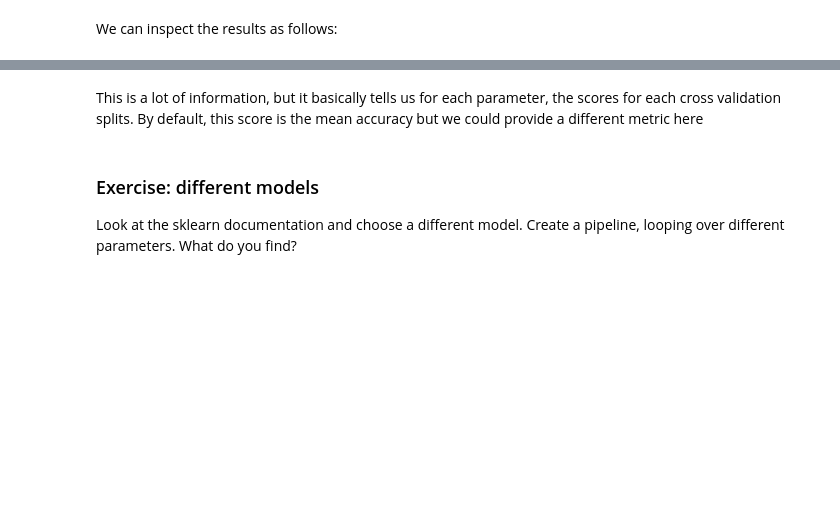
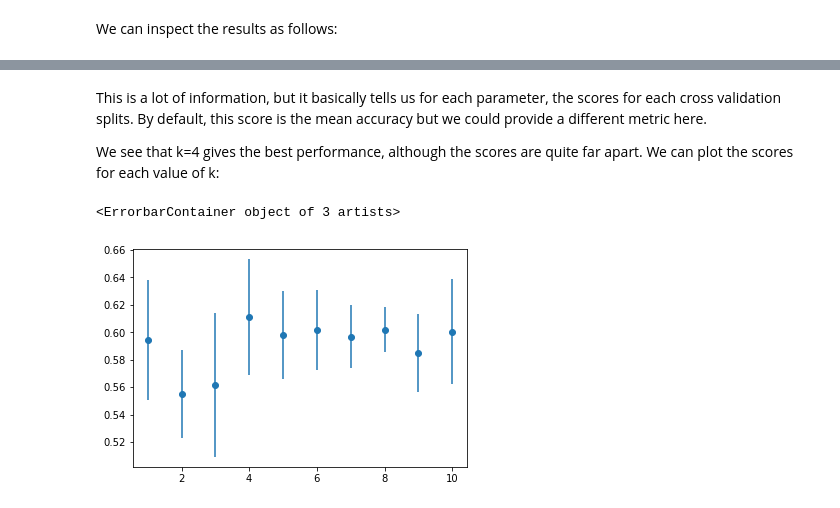
Before and after one commit to escience-academy/machine-learning-material, a Jupyter notebook: notebooks/4-CrossValidation.ipynb, the cells around one changed output, grey strips where cells are left out. Drawn from its saved outputs; the diff is of its cells as text; code cells hidden in the pictures; blank space fills up the shorter version.

```diff
--- a/notebooks/4-CrossValidation.ipynb
+++ b/notebooks/4-CrossValidation.ipynb
@@ -79,5 +83,11 @@ cv_results
 # %% [markdown]
-This is a lot of information, but it basically tells us for each parameter, the scores for each cross validation splits. By default, this score is the mean accuracy but we could provide a different metric here
+This is a lot of information, but it basically tells us for each parameter, the scores for each cross validation splits. By default, this score is the mean accuracy but we could provide a different metric here.
+
+We see that k=4 gives the best performance, although the scores are quite far apart. We can plot the scores for each value of k:
-# %% [markdown]
-### Exercise: different models
-Look at the sklearn documentation and choose a different model. Create a pipeline, looping over different parameters. What do you find?
+# %%
+import matplotlib.pyplot as plt
+plt.scatter(cv_results['param_model__n_neighbors'], cv_results['mean_test_score'])
+plt.errorbar(cv_results['param_model__n_neighbors'], cv_results['mean_test_score'], yerr=cv_results['std_test_score'], fmt=' ')
+# %% [output]
+<ErrorbarContainer object of 3 artists>
+[figure, added]
```
Also changed, not shown: parts of 3 cells of this notebook, 1 other file.
